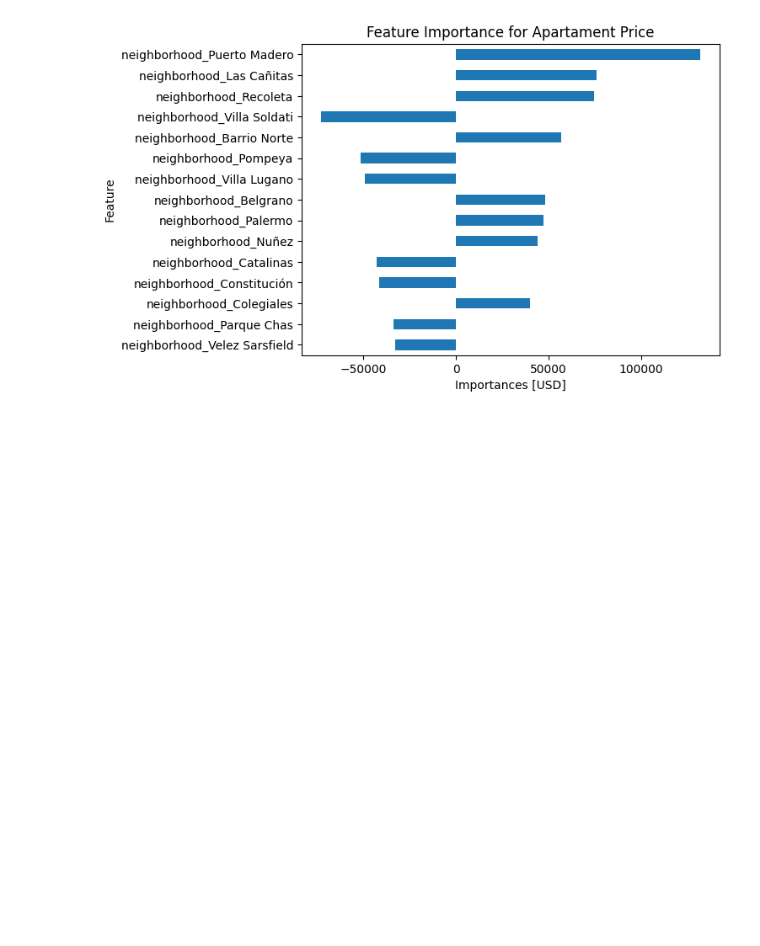
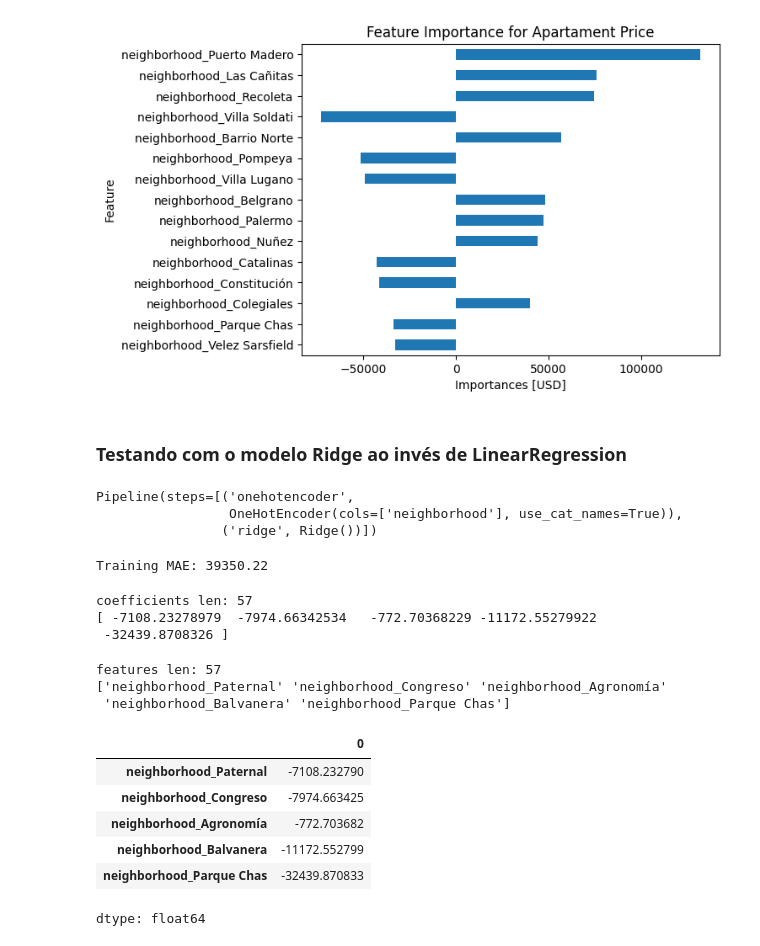
Before and after one commit to filipebvs/projetos_analise_de_dados, a Jupyter notebook: previsao_preco_de_casas/projeto_3_previsao_de_precos_com_vizinhanca.ipynb, the cells around one changed output. Saved outputs shown, nothing was run; the diff lists cells and outputs as text; code cells hidden in the pictures; blank space fills up the shorter version.

```diff
--- a/previsao_preco_de_casas/projeto_3_previsao_de_precos_com_vizinhanca.ipynb
+++ b/previsao_preco_de_casas/projeto_3_previsao_de_precos_com_vizinhanca.ipynb
@@ -224,3 +224,49 @@ plt.ylabel("Feature")
 plt.title("Feature Importance for Apartament Price");
 # %% [output]
 [figure]
+# %% [markdown]
+### Testando com o modelo Ridge ao invés de LinearRegression
+# %%
+model = make_pipeline(
+    OneHotEncoder(use_cat_names=True),
+    Ridge()
+)
+model.fit(X_train, y_train)
+# %% [output]
+Pipeline(steps=[('onehotencoder',
+                 OneHotEncoder(cols=['neighborhood'], use_cat_names=True)),
+                ('ridge', Ridge())])
+# %%
+y_pred_training = model.predict(X_train)
+mae_training = mean_absolute_error(y_train, y_pred_training)
+print("Training MAE:", round(mae_training, 2))
+# %% [output]
+Training MAE: 39350.22
+# %%
+intercept = model.named_steps["ridge"].intercept_
+coefficients = model.named_steps["ridge"].coef_
+print("coefficients len:", len(coefficients))
+print(coefficients[:5])  # First five coefficients
+# %% [output]
+coefficients len: 57
+[ -7108.23278979  -7974.66342534   -772.70368229 -11172.55279922
+ -32439.8708326 ]
+# %%
+feature_names = model.named_steps["onehotencoder"].get_feature_names()
+print("features len:", len(feature_names))
+print(feature_names[:5])  # First five feature names
+# %% [output]
+features len: 57
+['neighborhood_Paternal' 'neighborhood_Congreso' 'neighborhood_Agronomía'
+ 'neighborhood_Balvanera' 'neighborhood_Parque Chas']
+# %%
+feat_imp = pd.Series(coefficients, index=feature_names)
+feat_imp.head()
+# %% [output]
+|  | 0 |
+| neighborhood_Paternal | -7108.232790 |
+| neighborhood_Congreso | -7974.663425 |
+| neighborhood_Agronomía | -772.703682 |
+| neighborhood_Balvanera | -11172.552799 |
+| neighborhood_Parque Chas | -32439.870833 |
+dtype: float64
```
Also changed, not shown: parts of 2 cells of this notebook.
